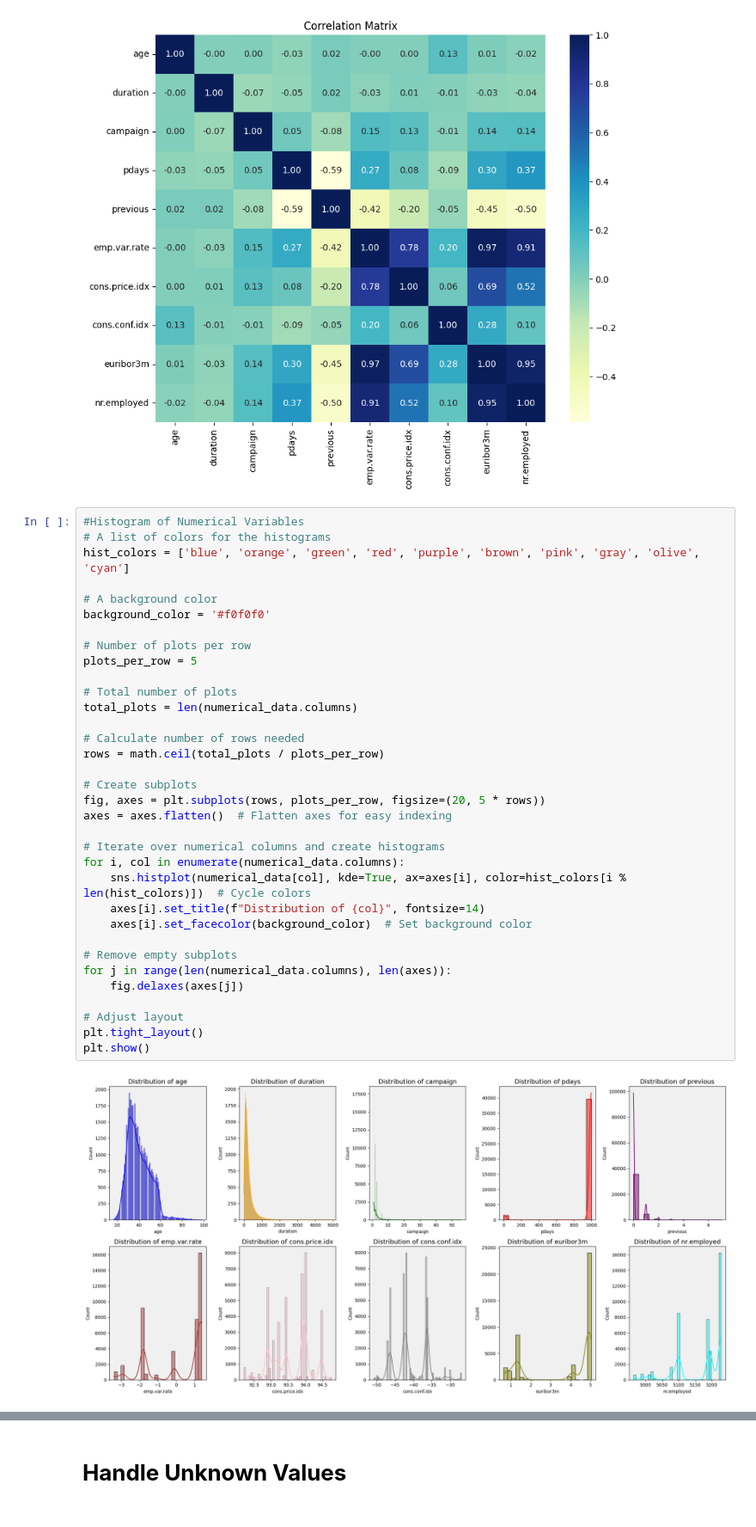
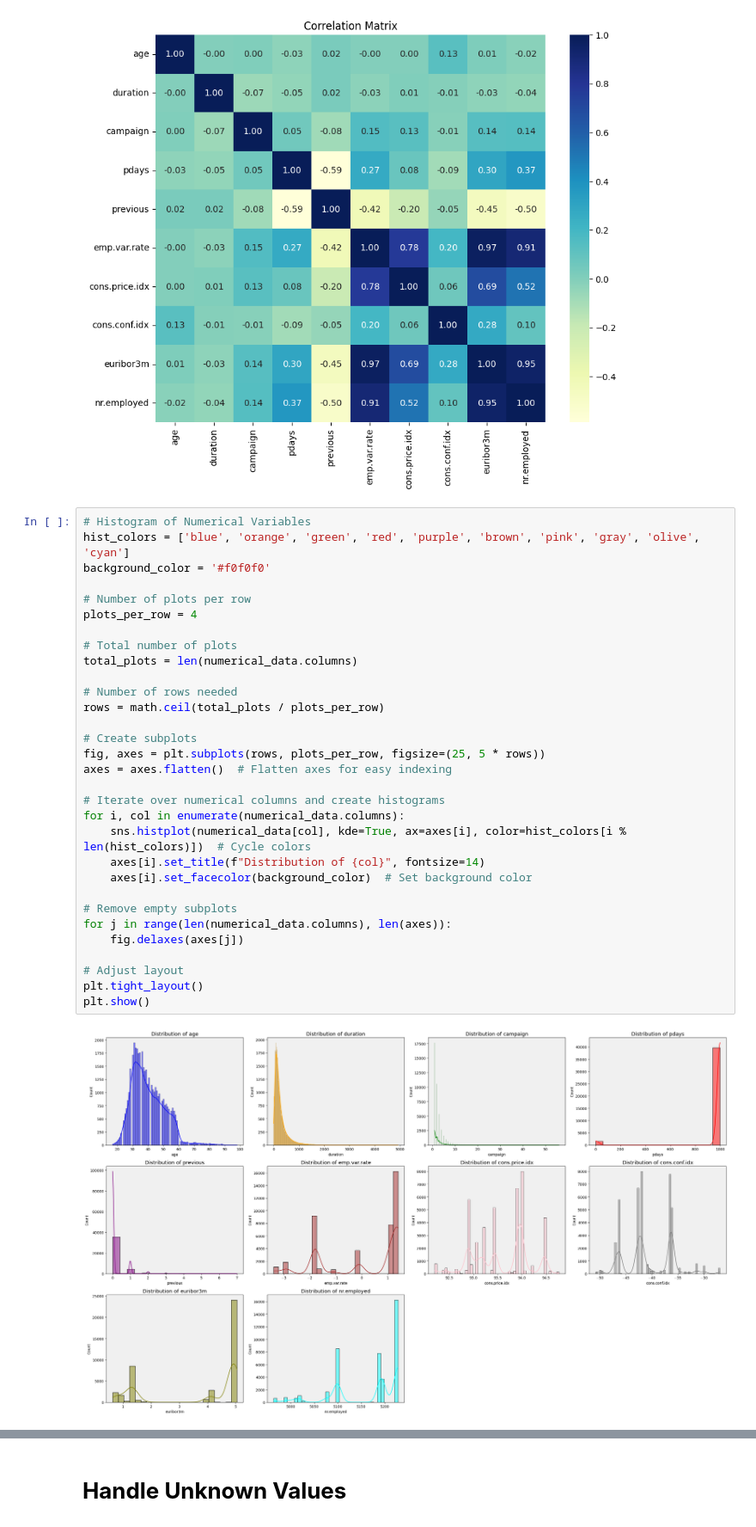
Before and after one commit to mathu3004/Bank_Marketing_MachineLearning_CW, a Jupyter notebook: Bank_Marketing_CM2604.ipynb, the cells around one changed output, grey strips where cells are left out. Shown at 86% size. Cells and saved outputs as stored; diff of their text form.

```diff
--- a/Bank_Marketing_CM2604.ipynb
+++ b/Bank_Marketing_CM2604.ipynb
@@ -223,39 +232,36 @@ plt.show()
 # %% [output]
 [figure]
 # %%
-#Histogram of Numerical Variables
-# A list of colors for the histograms
+# Histogram of Numerical Variables
 hist_colors = ['blue', 'orange', 'green', 'red', 'purple', 'brown', 'pink', 'gray', 'olive', 'cyan']
-
-# A background color
 background_color = '#f0f0f0'
 
 # Number of plots per row
-plots_per_row = 5
+plots_per_row = 4
 
 # Total number of plots
 total_plots = len(numerical_data.columns)
 
-# Calculate number of rows needed
+# Number of rows needed
 rows = math.ceil(total_plots / plots_per_row)
 
 # Create subplots
-fig, axes = plt.subplots(rows, plots_per_row, figsize=(20, 5 * rows))
+fig, axes = plt.subplots(rows, plots_per_row, figsize=(25, 5 * rows))
 axes = axes.flatten()  # Flatten axes for easy indexing
 
 # Iterate over numerical columns and create histograms
 for i, col in enumerate(numerical_data.columns):
     sns.histplot(numerical_data[col], kde=True, ax=axes[i], color=hist_colors[i % len(hist_colors)])  # Cycle colors
     axes[i].set_title(f"Distribution of {col}", fontsize=14)
     axes[i].set_facecolor(background_color)  # Set background color
 
 # Remove empty subplots
 for j in range(len(numerical_data.columns), len(axes)):
     fig.delaxes(axes[j])
 
 # Adjust layout
 plt.tight_layout()
 plt.show()
 # %% [output]
-[figure, old version]
+[figure, new version]
 # %%
```
Also changed, not shown: parts of 17 cells of this notebook.
